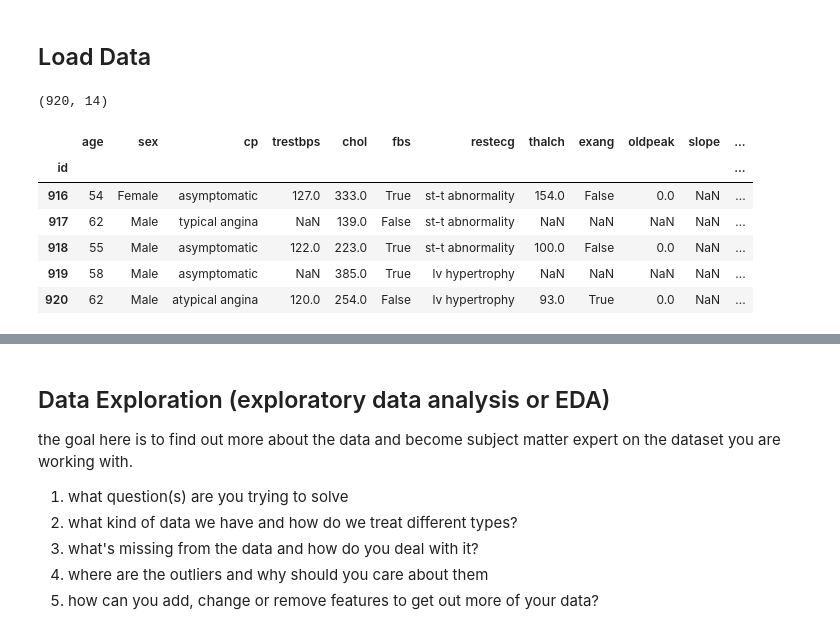
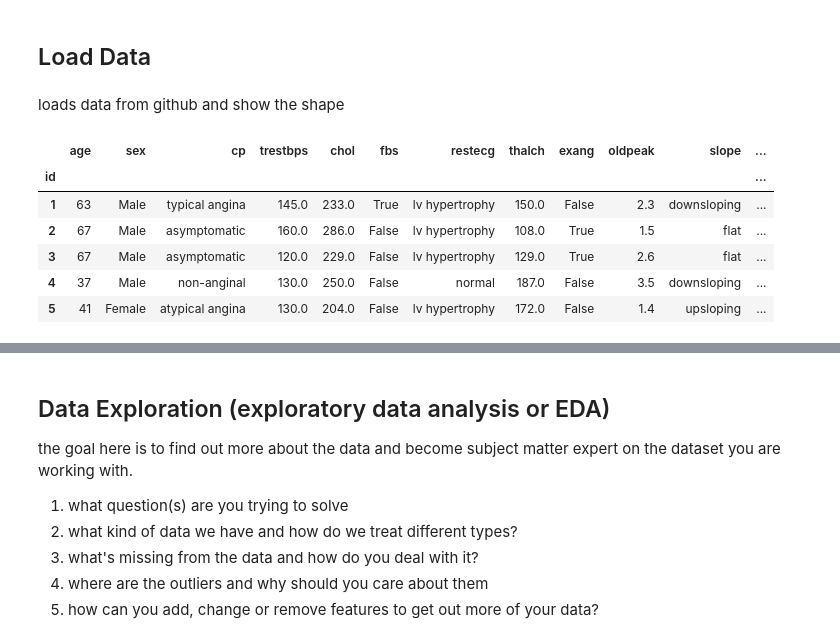
Before and after one commit to bernandogunawan/machine_learning_practices, a Jupyter notebook: end-to-end-heart-disease-classification.ipynb, the cells around one changed output, grey strips where cells are left out. Drawn from its saved outputs; the diff is of its cells as text; code cells hidden in the pictures.

```diff
--- a/end-to-end-heart-disease-classification.ipynb
+++ b/end-to-end-heart-disease-classification.ipynb
@@ -82,19 +82,18 @@ from sklearn.metrics import precision_score, recall_score, f1_score
 from sklearn.metrics import RocCurveDisplay
 # %% [markdown]
 ## Load Data
+# %% [markdown]
+loads data from github and show the shape
 # %%
-df= pd.read_csv("D:/ZTM/Machine Learning/heart-disease-project/data/heart_disease_uci.csv",index_col=0)
+url = "https://raw.githubusercontent.com/bernandogunawan/machine_learning_practices/refs/heads/main/data/heart_disease/heart_disease_uci.csv"
+df= pd.read_csv(url, index_col=0)
 df= df.drop("dataset",axis=1)
-df.shape
+df.head()
 # %% [output]
-(920, 14)
+|  | age | sex | cp | trestbps | chol | fbs | restecg | thalch | exang | oldpeak | slope | ... |
+| id |  |  |  |  |  |  |  |  |  |  |  | ... |
+| 1 | 63 | Male | typical angina | 145.0 | 233.0 | True | lv hypertrophy | 150.0 | False | 2.3 | downsloping | ... |
+| 2 | 67 | Male | asymptomatic | 160.0 | 286.0 | False | lv hypertrophy | 108.0 | True | 1.5 | flat | ... |
+| 3 | 67 | Male | asymptomatic | 120.0 | 229.0 | False | lv hypertrophy | 129.0 | True | 2.6 | flat | ... |
+| 4 | 37 | Male | non-anginal | 130.0 | 250.0 | False | normal | 187.0 | False | 3.5 | downsloping | ... |
+| 5 | 41 | Female | atypical angina | 130.0 | 204.0 | False | lv hypertrophy | 172.0 | False | 1.4 | upsloping | ... |
-# %%
-df.tail()
-# %% [output]
-|  | age | sex | cp | trestbps | chol | fbs | restecg | thalch | exang | oldpeak | slope | ... |
-| id |  |  |  |  |  |  |  |  |  |  |  | ... |
-| 916 | 54 | Female | asymptomatic | 127.0 | 333.0 | True | st-t abnormality | 154.0 | False | 0.0 | NaN | ... |
-| 917 | 62 | Male | typical angina | NaN | 139.0 | False | st-t abnormality | NaN | NaN | NaN | NaN | ... |
-| 918 | 55 | Male | asymptomatic | 122.0 | 223.0 | True | st-t abnormality | 100.0 | False | 0.0 | NaN | ... |
-| 919 | 58 | Male | asymptomatic | NaN | 385.0 | True | lv hypertrophy | NaN | NaN | NaN | NaN | ... |
-| 920 | 62 | Male | atypical angina | 120.0 | 254.0 | False | lv hypertrophy | 93.0 | True | 0.0 | NaN | ... |
```
Also changed, not shown: parts of 10 cells of this notebook.
